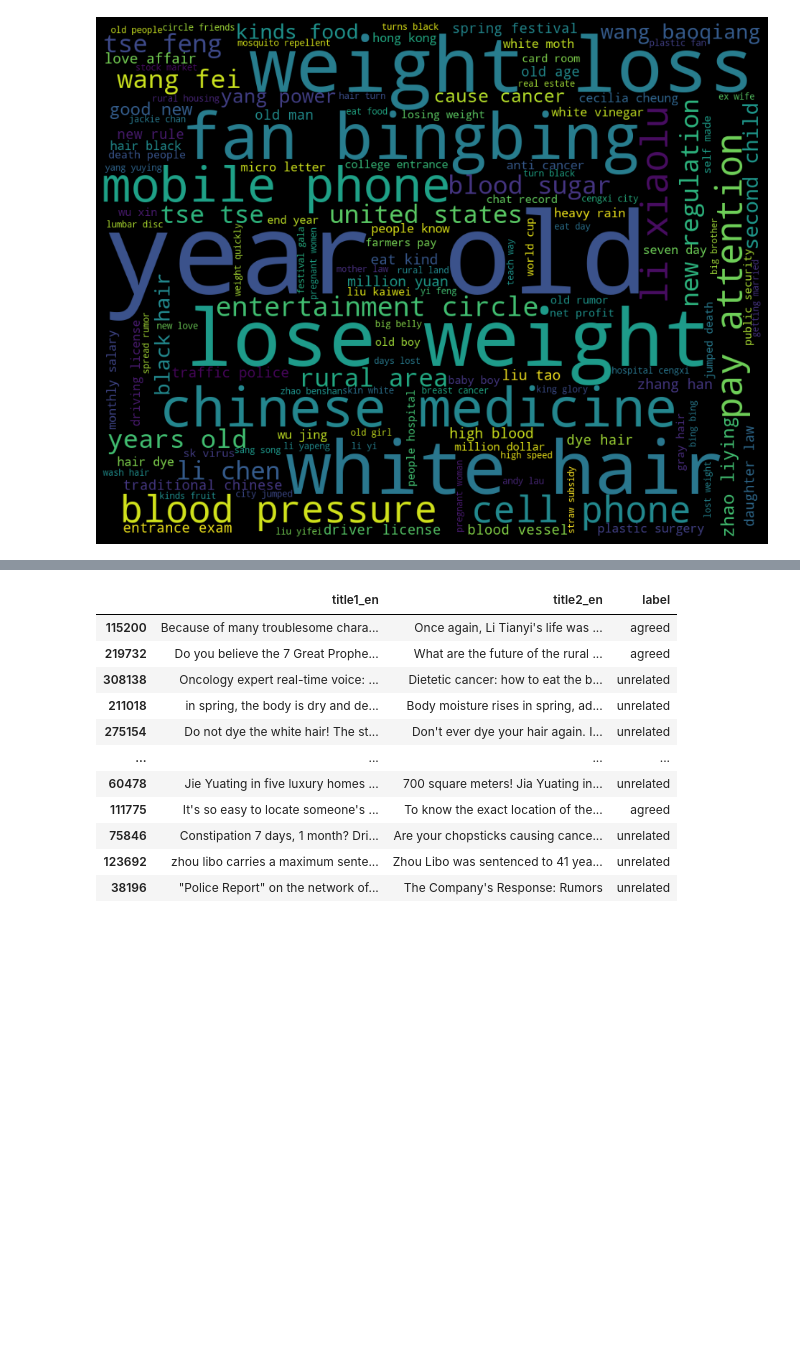
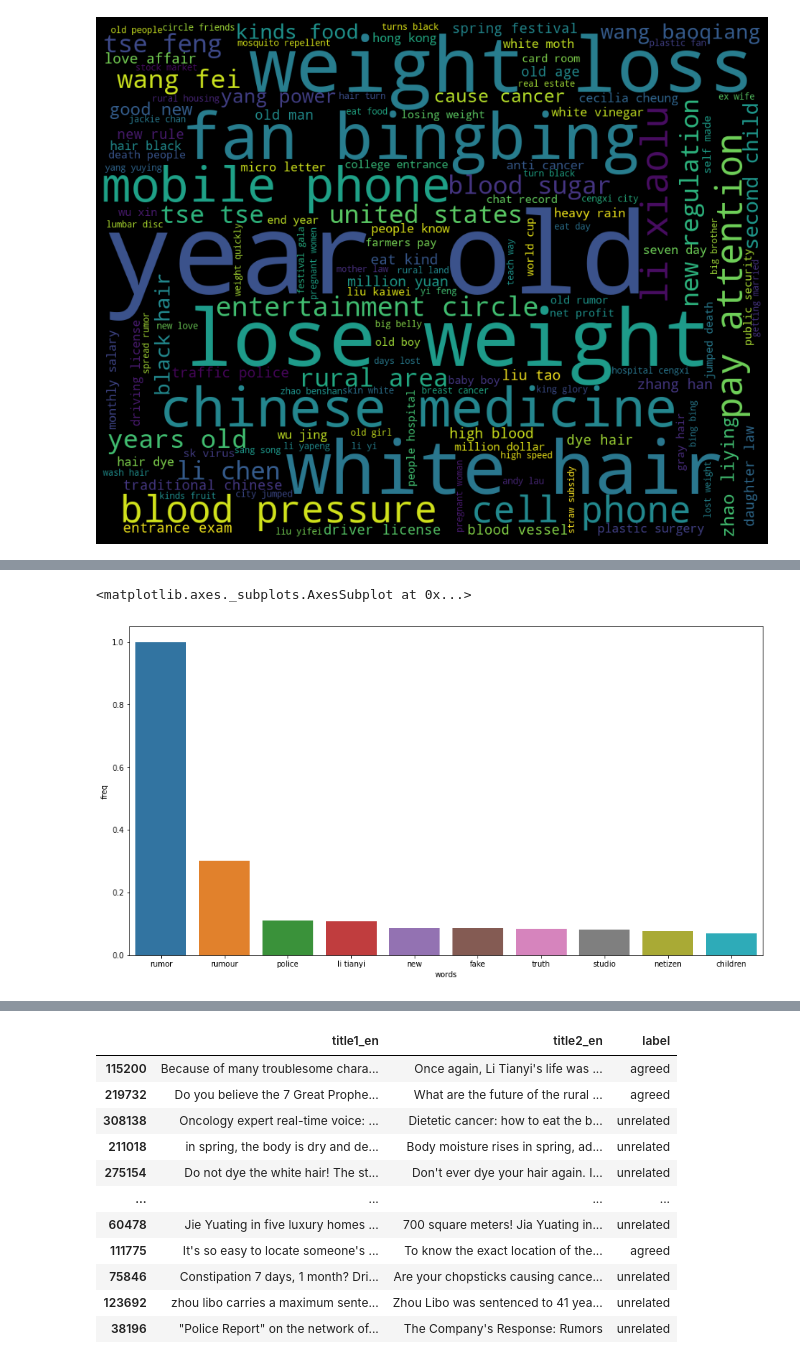
Before and after one commit to erickbonas/projetofinal, a Jupyter notebook: rascunho_analises_erick.ipynb, the cells around one changed output, grey strips where cells are left out. Saved outputs shown, nothing was run; the diff lists cells and outputs as text; code cells hidden in the pictures; blank space fills up the shorter version.

```diff
--- a/rascunho_analises_erick.ipynb
+++ b/rascunho_analises_erick.ipynb
@@ -145,0 +172,16 @@ plt.show()
+# %%
+dfDisagreedTextTitle2 = training[training['label']=='disagreed']
+dfDisagreedTextTitle2 = dfDisagreedTextTitle2['title2EnProcessado']
+
+disagreedTextTitle2 = ' '.join(dfDisagreedTextTitle2.values)
+
+
+wordcloudDisagreedTextTitle2 = WordCloud(width = 1024, height = 800, background_color='black', min_font_size=10).generate(disagreedTextTitle2)
+
+words, freq = list(wordcloudDisagreedTextTitle2.words_.keys()), list(wordcloudDisagreedTextTitle2.words_.values())
+txtWords = pd.DataFrame(data = list(zip(words[:10], freq[:10])), columns=['words', 'freq'])
+plt.figure(figsize=(15,8))
+sns.barplot(x=txtWords['words'], y=txtWords['freq'])
+# %% [output]
+<matplotlib.axes._subplots.AxesSubplot at 0x...>
+[figure, added]
```
Also changed, not shown: parts of 21 cells of this notebook.
